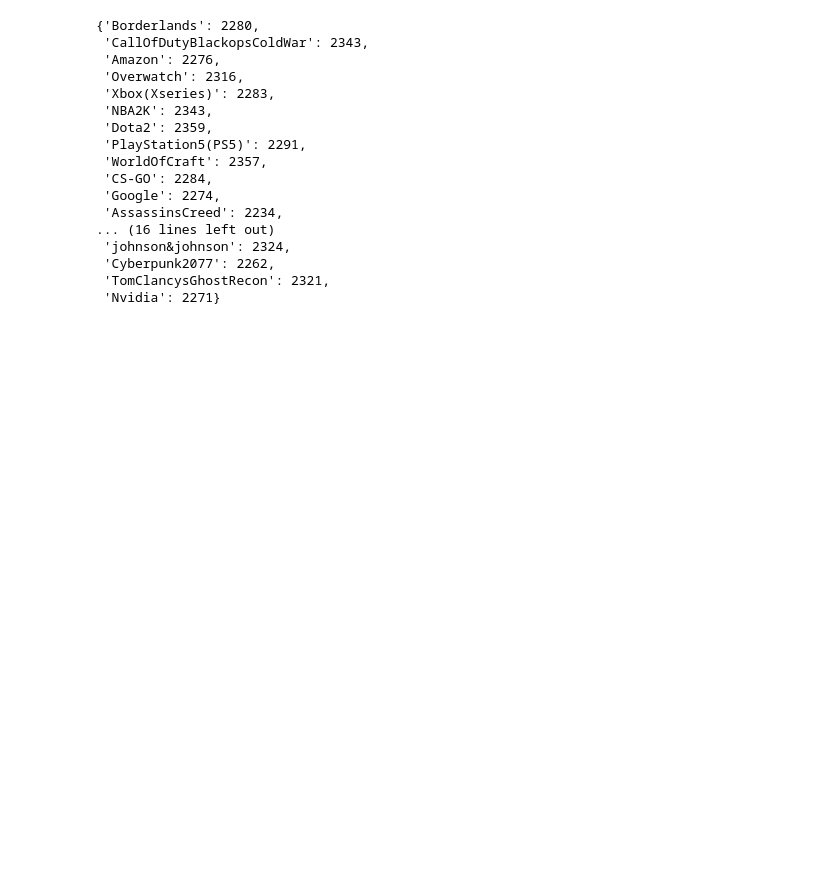
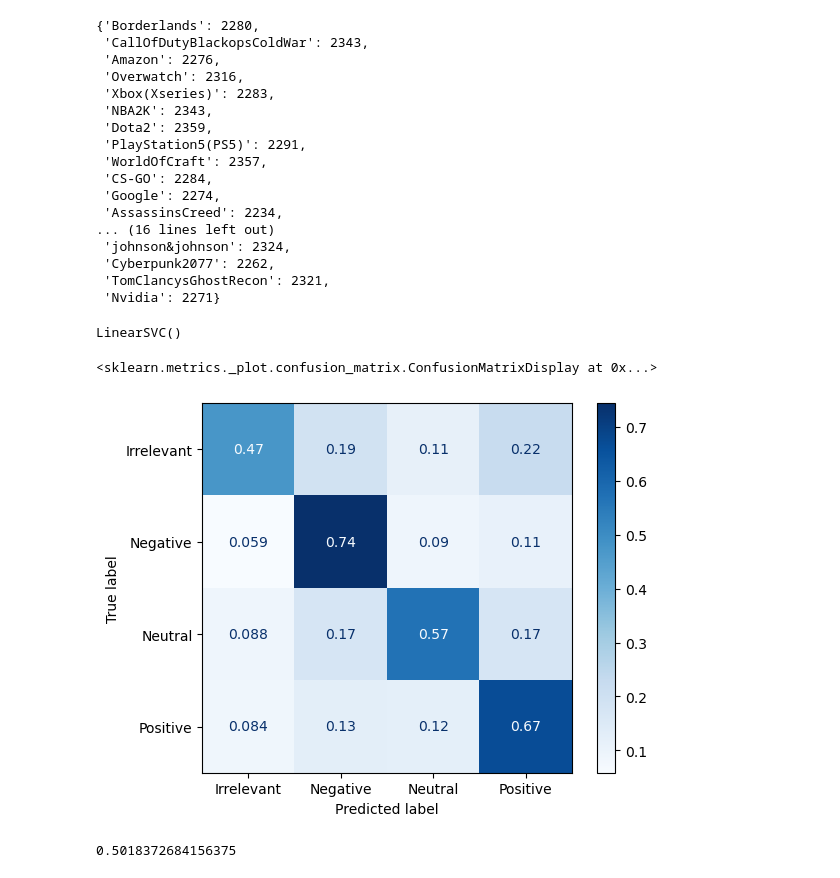
Before and after one commit to TylerJaafari-RIT/csci-635-project, a Jupyter notebook: code/TFIDF_Vectorization.ipynb, the cells around one changed output. Drawn from its saved outputs; the diff is of its cells as text; code cells hidden in the pictures; blank space fills up the shorter version.

Commit message:
Updated TF-IDF vectorization notebook with SVC test that doesn't seem to have been synced to the github

```diff
--- a/code/TFIDF_Vectorization.ipynb
+++ b/code/TFIDF_Vectorization.ipynb
@@ -53,0 +61,3 @@ dropped 74423
+# %%
+# to lowercase
+train_set.update(pd.DataFrame({"Tweet Content":[train_set["Tweet Content"][i].lower() for i in train_set.index]},index=train_set.index), overwrite=True)
@@ -54,6 +80,6 @@ dropped 74423
 # %%
 # Fitting tf-idf vectorizer
-tfidf_vec = skl_text.TfidfVectorizer(max_features=200)
+tfidf_vec = skl_text.TfidfVectorizer(min_df=0.002, max_df=0.6)#max_features=1000)
 tfidf_matrix = tfidf_vec.fit_transform(train_set["Tweet Content"])
 tfidf_matrix.shape
 # %% [output]
@@ -133,3 +151,27 @@ d
  'Cyberpunk2077': 2262,
  'TomClancysGhostRecon': 2321,
  'Nvidia': 2271}
+# %%
+entenc = skl_pre.LabelBinarizer()
+entity = entenc.fit_transform(train_set['Entity'].to_xarray())
+sentenc = skl_pre.LabelEncoder()
+sentiment = sentenc.fit_transform(train_set['Sentiment'])
+# %%
+X, xval, y, yval = train_test_split(np.concatenate((entity,tfidf_matrix.toarray()), axis=1),sentiment)
+
+SVC = svm.LinearSVC()
+SVC.fit(X,y)
+# %% [output]
+LinearSVC()
+# %%
+ypred = SVC.predict(xval)
+class_names = sentenc.inverse_transform(range(4))
+
+ConfusionMatrixDisplay.from_estimator(SVC, xval, yval, display_labels=class_names, cmap=plt.cm.Blues, normalize="true")
+# %% [output]
+<sklearn.metrics._plot.confusion_matrix.ConfusionMatrixDisplay at 0x...>
+[figure, added]
+# %%
+matthews_corrcoef(y_pred=ypred, y_true=yval)
+# %% [output]
+0.5018372684156375
```
Also changed, not shown: parts of 10 cells of this notebook.
